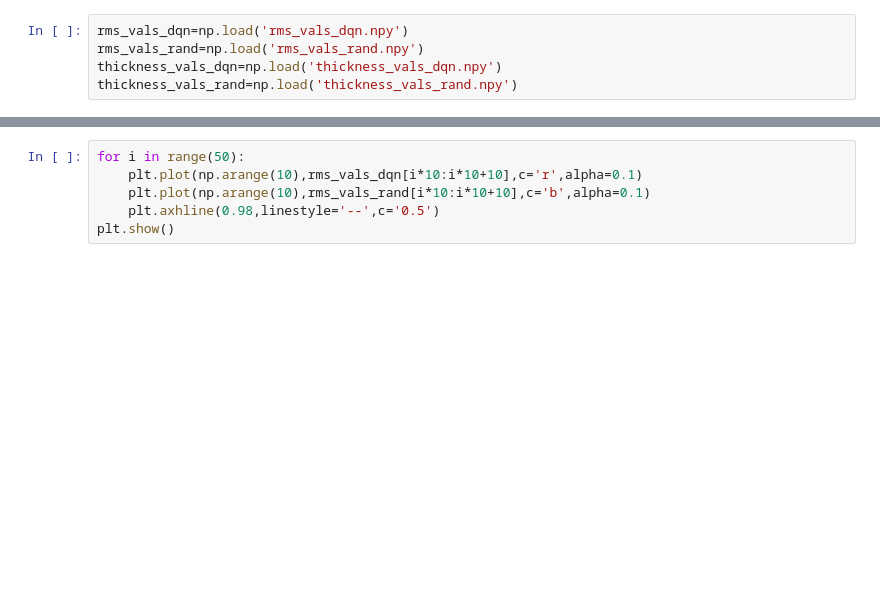
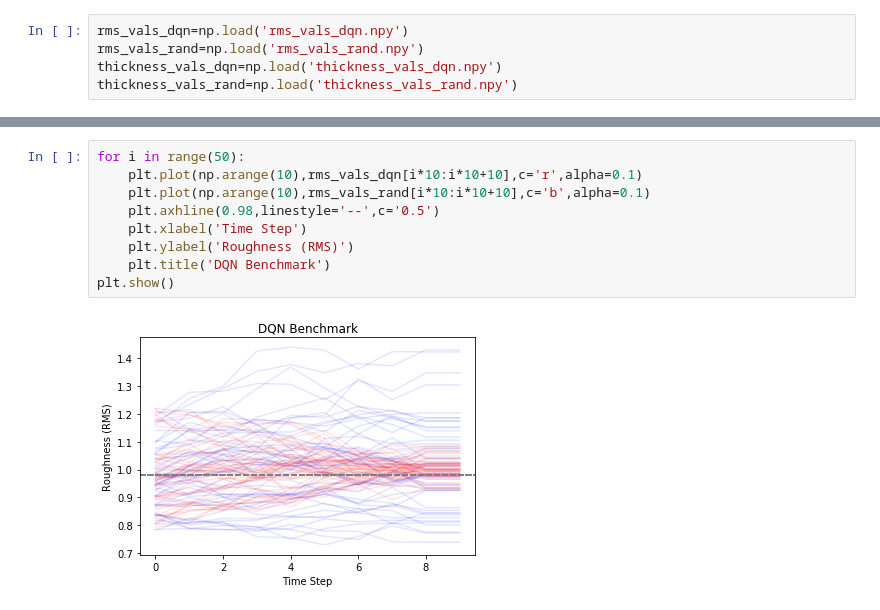
Before and after one commit to ramav87/KMCEnvironment, a Jupyter notebook: kmc-openai-env/supporting files/gym 5.6.2019.ipynb, the cells around one changed output, grey strips where cells are left out. Drawn from its saved outputs; the diff is of its cells as text; blank space fills up the shorter version.

```diff
--- a/kmc-openai-env/supporting files/gym 5.6.2019.ipynb
+++ b/kmc-openai-env/supporting files/gym 5.6.2019.ipynb
@@ -236,9 +322,14 @@ thickness_vals_rand=np.load('thickness_vals_rand.npy')
 # %%
 for i in range(50):
     plt.plot(np.arange(10),rms_vals_dqn[i*10:i*10+10],c='r',alpha=0.1)
     plt.plot(np.arange(10),rms_vals_rand[i*10:i*10+10],c='b',alpha=0.1)
     plt.axhline(0.98,linestyle='--',c='0.5')
+    plt.xlabel('Time Step')
+    plt.ylabel('Roughness (RMS)')
+    plt.title('DQN Benchmark')
 plt.show()
+# %% [output]
+[figure, added]
 # %%
 for i in range(50):
     plt.plot(np.arange(10),thickness_vals_dqn[i*10:i*10+10],c='r',alpha=0.1)
```
Also changed, not shown: parts of 15 cells of this notebook, 5 other files.
